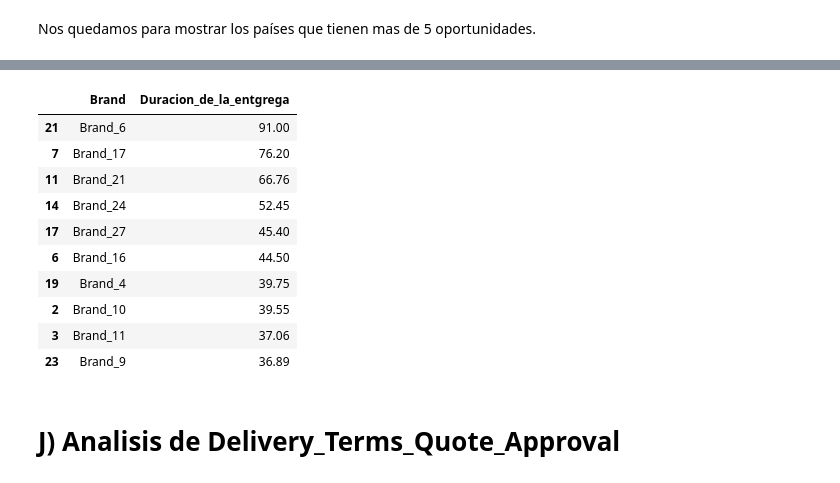
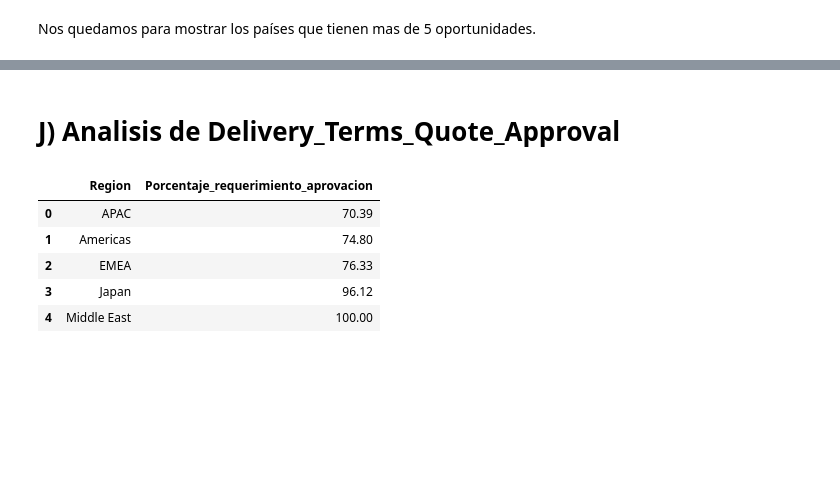
Before and after one commit to FerFabbiano/tp1-OrganizacionDeDatos, a Jupyter notebook: TP1_OrgaDeDatos.ipynb, the cells around one changed output, grey strips where cells are left out. Saved outputs shown, nothing was run; the diff lists cells and outputs as text; code cells hidden in the pictures; blank space fills up the shorter version.

```diff
--- a/TP1_OrgaDeDatos.ipynb
+++ b/TP1_OrgaDeDatos.ipynb
@@ -1228,26 +1026,15 @@ segun_fechas_precio.nlargest(10, "Price")
 # Vemos si la duracion de la entrega dura mas segun la marca
 
 # Agrupo segun Marca y duracion de la entrega.
-segun_fechas_precio = segun_fechas.groupby("Brand").agg({"Duracion_de_la_entgrega" : "mean"}).drop_duplicates().reset_index()
+segun_fechas_precio = segun_fechas.groupby("Brand").agg({"Rango_Entrega" : "mean"}).drop_duplicates().reset_index()
 
 # Elimino de la columna Brand Other
 segun_fechas_precio = segun_fechas_precio[segun_fechas_precio.Brand != "Other"]
 # Elimino de la columna Brand None
 segun_fechas_precio = segun_fechas_precio[segun_fechas_precio.Brand != "None"]
 
-segun_fechas_precio.nlargest(10,"Duracion_de_la_entgrega")
+marcas_promedio_duracion_entrega_mayor = segun_fechas_precio.nlargest(10,"Rango_Entrega")
+marcas_promedio_duracion_entrega_mayor.to_csv("marcas_promedio_duracion_entrega_mayor.csv")
-# %% [output]
-|  | Brand | Duracion_de_la_entgrega |
-| 21 | Brand_6 | 91.00 |
-| 7 | Brand_17 | 76.20 |
-| 11 | Brand_21 | 66.76 |
-| 14 | Brand_24 | 52.45 |
-| 17 | Brand_27 | 45.40 |
-| 6 | Brand_16 | 44.50 |
-| 19 | Brand_4 | 39.75 |
-| 2 | Brand_10 | 39.55 |
-| 3 | Brand_11 | 37.06 |
-| 23 | Brand_9 | 36.89 |
 # %% [markdown]
 # J) Analisis de Delivery_Terms_Quote_Approval
 # %%
@@ -1257,10 +1044,18 @@ necesita_delivery_terms_stage
 # %%
 #Vemos el porcentaje de aprobacion especial segun la region
 necesita_delivery_terms_region = entrenamientoDf.groupby("Region").agg({"Pricing, Delivery_Terms_Quote_Appr" : "sum", "Opportunity_ID" : "count"}).reset_index()
 necesita_delivery_terms_region["Pricing, Delivery_Terms_Quote_Appr"]= necesita_delivery_terms_region["Pricing, Delivery_Terms_Quote_Appr"].astype(float)
 necesita_delivery_terms_region["Opportunity_ID"] = necesita_delivery_terms_region["Opportunity_ID"].astype(float)
 necesita_delivery_terms_region["Porcentaje_requerimiento_aprovacion"] = (necesita_delivery_terms_region["Pricing, Delivery_Terms_Quote_Appr"] / necesita_delivery_terms_region["Opportunity_ID"]) * 100
-necesita_delivery_terms_region
+porcentaje_aprobacion_req_region = necesita_delivery_terms_region[["Region", "Porcentaje_requerimiento_aprovacion"]]
+porcentaje_aprobacion_req_region.to_csv("porcentaje_aprobacion_req_region.csv")
+# %% [output]
+|  | Region | Porcentaje_requerimiento_aprovacion |
+| 0 | APAC | 70.39 |
+| 1 | Americas | 74.80 |
+| 2 | EMEA | 76.33 |
+| 3 | Japan | 96.12 |
+| 4 | Middle East | 100.00 |
 # %%
 #Analizamos si influye esto en los casos ganados con el porcentaje exito.
 exito_regiones_Segun_aprobacion = entrenamientoDf
```
Also changed, not shown: parts of 30 cells of this notebook, 14 other files.
